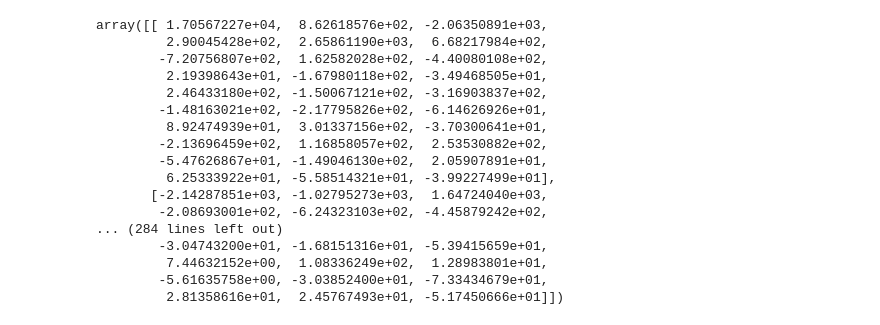
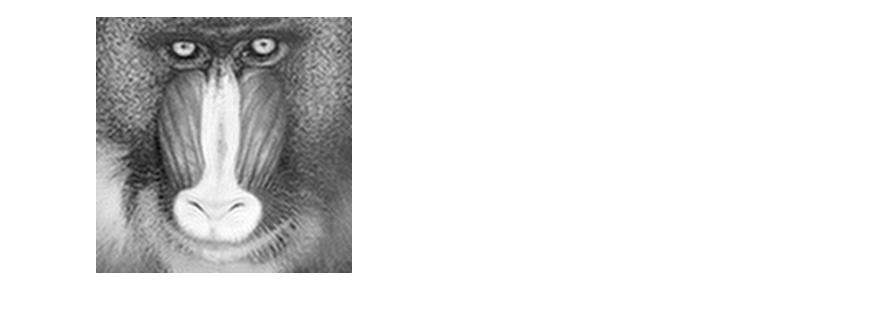
Before and after one commit to squidarth/fourier-compression, a Jupyter notebook: fourier_compression.ipynb, the cells around one changed output. Saved outputs shown, nothing was run; the diff lists cells and outputs as text; code cells hidden in the pictures.

```diff
--- a/fourier_compression.ipynb
+++ b/fourier_compression.ipynb
@@ -76,3 +25,11 @@ compressed_image = compress_dct(dct_encode(image_bitmap), 30)
+# %%
+def decode_image(dct_matrix, image_size):
+    raw_image_matrix = dct_decode(pad_dct(dct_matrix, image_size))
+    image = Image.fromarray(np.clip(np.rint(raw_image_matrix), 0, 255).astype('uint8'), mode="L")
+    return image
+
+def encode_image(image, compressed_size):
+    return compress_dct(dct_encode(np.asarray(image)), compressed_size)
 # %%
 import struct
 
@@ -100,20 +50,0 @@ Image.fromarray(np.rint(dct_decode(pad_dct(read_compressed_dct_from_byte_string(
-# %%
-compressed_image
-# %% [output]
-array([[ 1.70567227e+04,  8.62618576e+02, -2.06350891e+03,
-         2.90045428e+02,  2.65861190e+03,  6.68217984e+02,
-        -7.20756807e+02,  1.62582028e+02, -4.40080108e+02,
-         2.19398643e+01, -1.67980118e+02, -3.49468505e+01,
-         2.46433180e+02, -1.50067121e+02, -3.16903837e+02,
-        -1.48163021e+02, -2.17795826e+02, -6.14626926e+01,
-         8.92474939e+01,  3.01337156e+02, -3.70300641e+01,
-        -2.13696459e+02,  1.16858057e+02,  2.53530882e+02,
-        -5.47626867e+01, -1.49046130e+02,  2.05907891e+01,
-         6.25333922e+01, -5.58514321e+01, -3.99227499e+01],
-       [-2.14287851e+03, -1.02795273e+03,  1.64724040e+03,
-        -2.08693001e+02, -6.24323103e+02, -4.45879242e+02,
-... (284 lines left out)
-        -3.04743200e+01, -1.68151316e+01, -5.39415659e+01,
-         7.44632152e+00,  1.08336249e+02,  1.28983801e+01,
-        -5.61635758e+00, -3.03852400e+01, -7.33434679e+01,
-         2.81358616e+01,  2.45767493e+01, -5.17450666e+01]])
@@ -119,0 +59,7 @@ array([[ 1.70567227e+04,  8.62618576e+02, -2.06350891e+03,
+# %%
+i = Image.open('test_image.bmp').convert("L")
+
+dct_matrix = encode_image(i, 100)
+decode_image(dct_matrix, 256)
+# %% [output]
+[figure, added]
```
Also changed, not shown: parts of 16 cells of this notebook.
